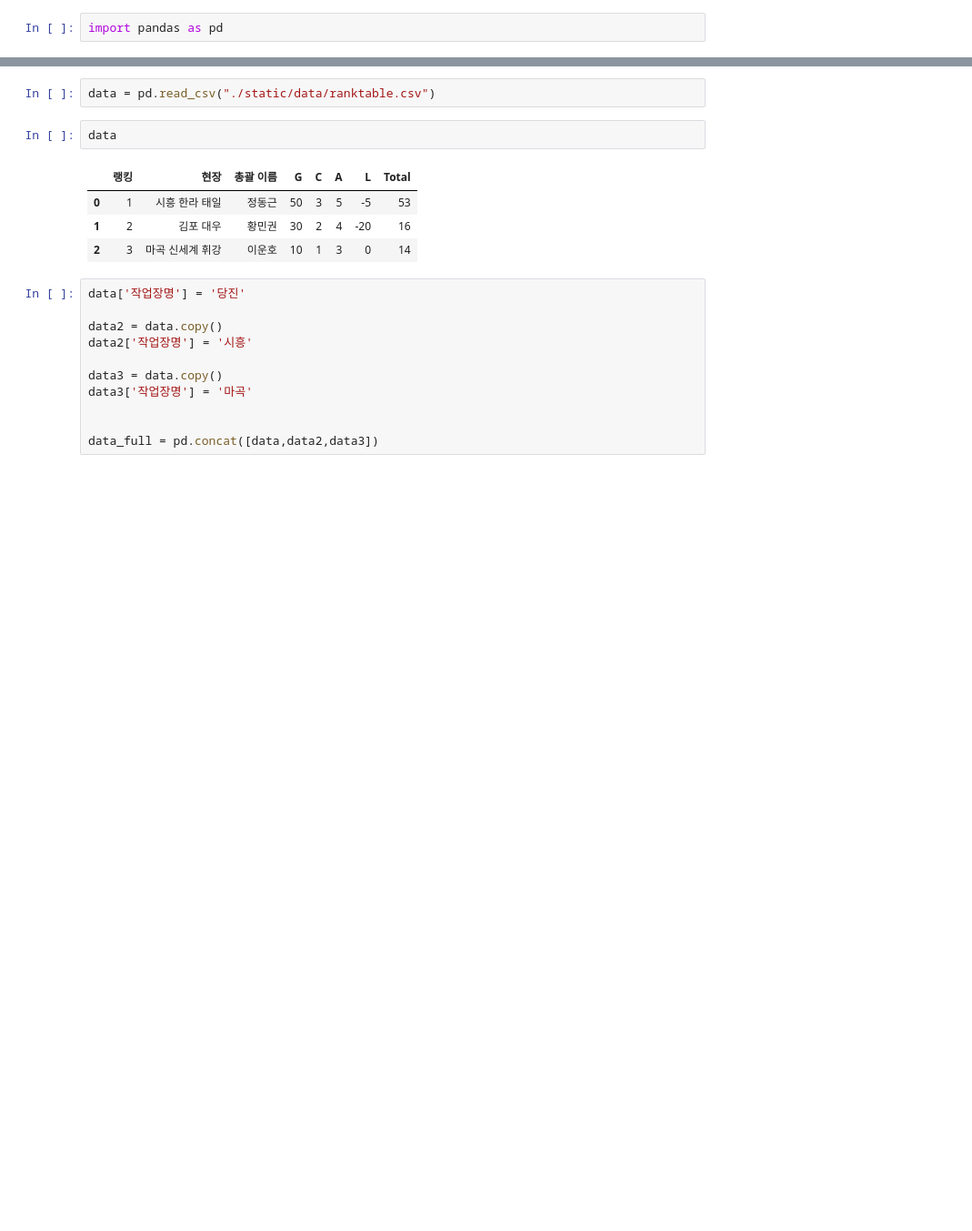
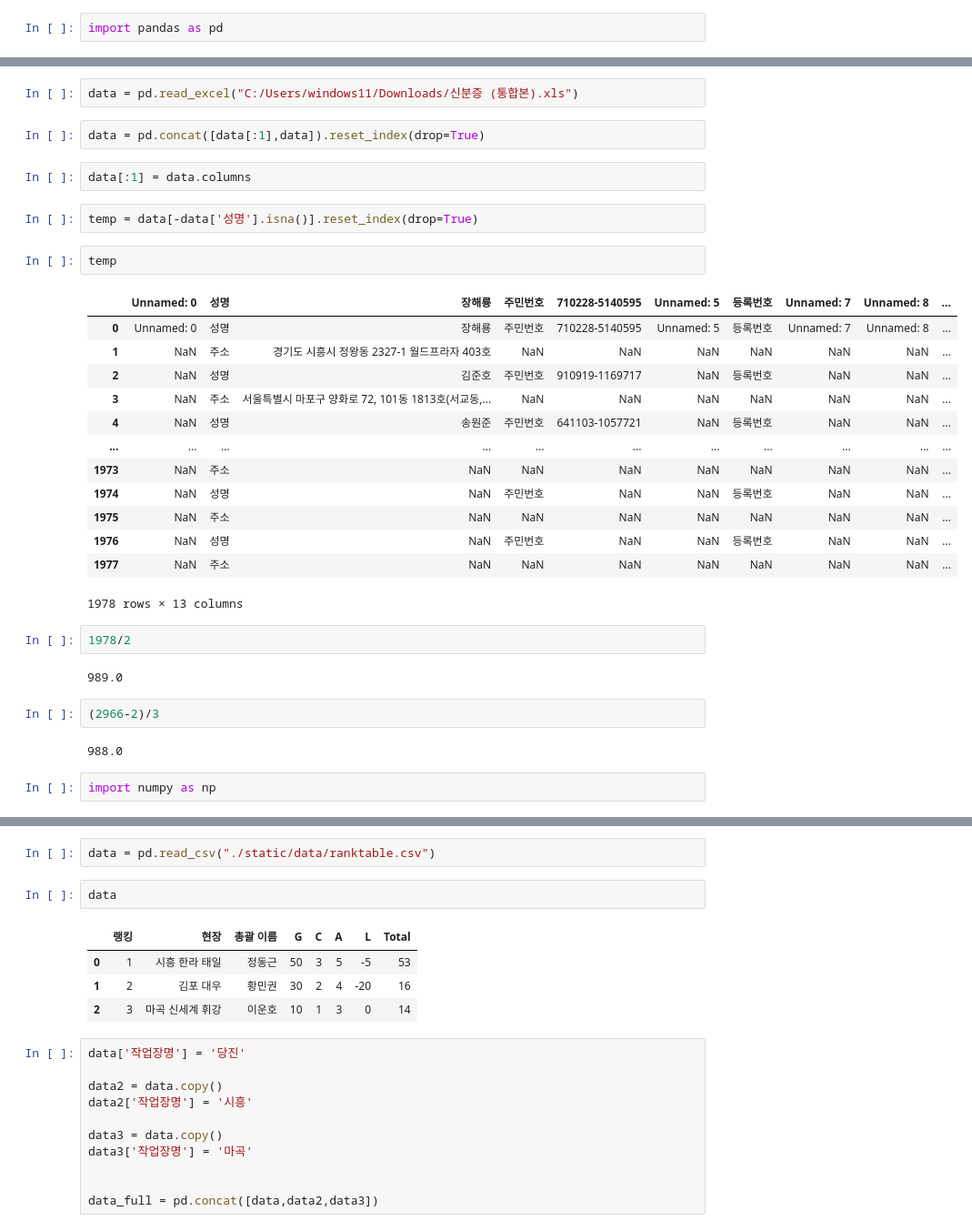
Before and after one commit to abcd00ou/Dong.github.io, a Jupyter notebook: Untitled-1.ipynb, the cells around one changed output, grey strips where cells are left out. Shown: that part at 91% size. Saved outputs shown, nothing was run; the diff lists cells and outputs as text; blank space fills up the shorter version.

```diff
--- a/Untitled-1.ipynb
+++ b/Untitled-1.ipynb
@@ -2,0 +216,34 @@ import pandas as pd
+# %%
+data = pd.read_excel("C:/Users/windows11/Downloads/신분증 (통합본).xls")
+# %%
+data = pd.concat([data[:1],data]).reset_index(drop=True)
+# %%
+data[:1] = data.columns
+# %%
+temp = data[-data['성명'].isna()].reset_index(drop=True)
+# %%
+temp
+# %% [output]
+|  | Unnamed: 0 | 성명 | 장해룡 | 주민번호 | 710228-5140595 | Unnamed: 5 | 등록번호 | Unnamed: 7 | Unnamed: 8 | ... |
+| 0 | Unnamed: 0 | 성명 | 장해룡 | 주민번호 | 710228-5140595 | Unnamed: 5 | 등록번호 | Unnamed: 7 | Unnamed: 8 | ... |
+| 1 | NaN | 주소 | 경기도 시흥시 정왕동 2327-1 월드프라자 403호 | NaN | NaN | NaN | NaN | NaN | NaN | ... |
+| 2 | NaN | 성명 | 김준호 | 주민번호 | 910919-1169717 | NaN | 등록번호 | NaN | NaN | ... |
+| 3 | NaN | 주소 | 서울특별시 마포구 양화로 72, 101동 1813호(서교동,... | NaN | NaN | NaN | NaN | NaN | NaN | ... |
+| 4 | NaN | 성명 | 송원준 | 주민번호 | 641103-1057721 | NaN | 등록번호 | NaN | NaN | ... |
+| ... | ... | ... | ... | ... | ... | ... | ... | ... | ... | ... |
+| 1973 | NaN | 주소 | NaN | NaN | NaN | NaN | NaN | NaN | NaN | ... |
+| 1974 | NaN | 성명 | NaN | 주민번호 | NaN | NaN | 등록번호 | NaN | NaN | ... |
+| 1975 | NaN | 주소 | NaN | NaN | NaN | NaN | NaN | NaN | NaN | ... |
+| 1976 | NaN | 성명 | NaN | 주민번호 | NaN | NaN | 등록번호 | NaN | NaN | ... |
+| 1977 | NaN | 주소 | NaN | NaN | NaN | NaN | NaN | NaN | NaN | ... |
+1978 rows × 13 columns
+# %%
+1978/2
+# %% [output]
+989.0
+# %%
+(2966-2)/3
+# %% [output]
+988.0
+# %%
+import numpy as np
```
Also changed, not shown: parts of 23 cells of this notebook, 11 other files.
